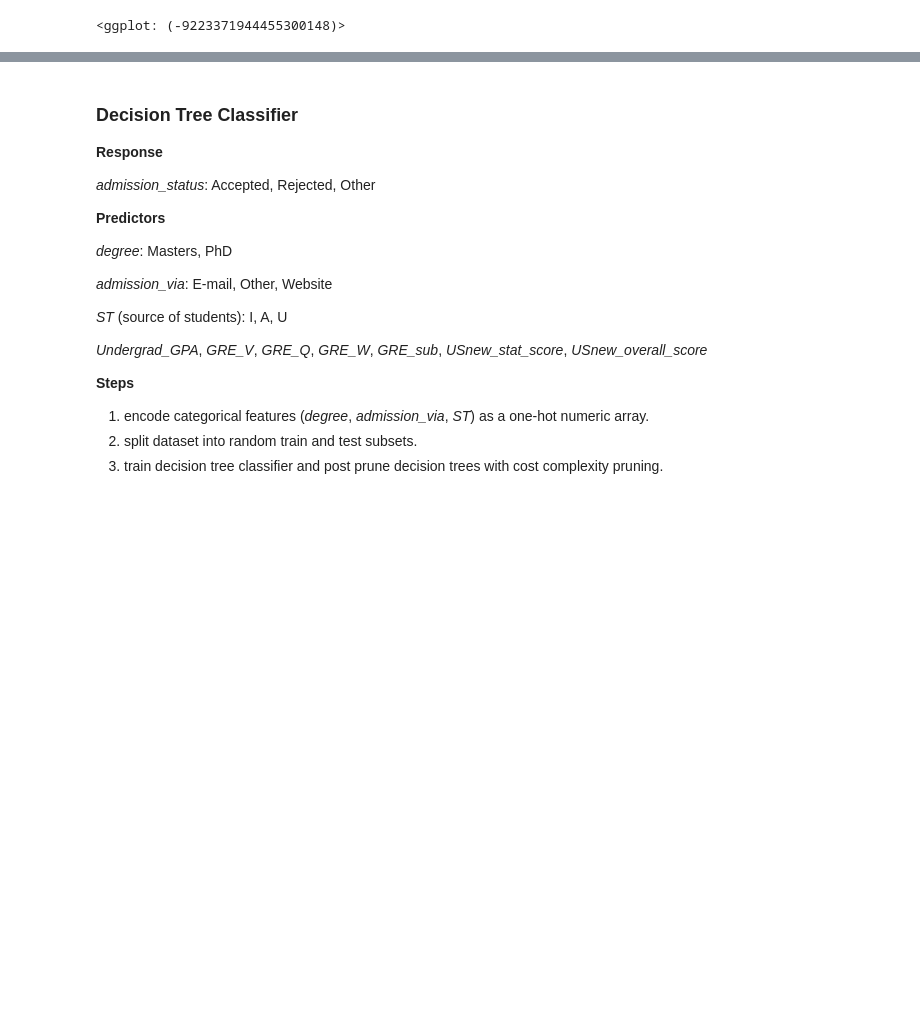
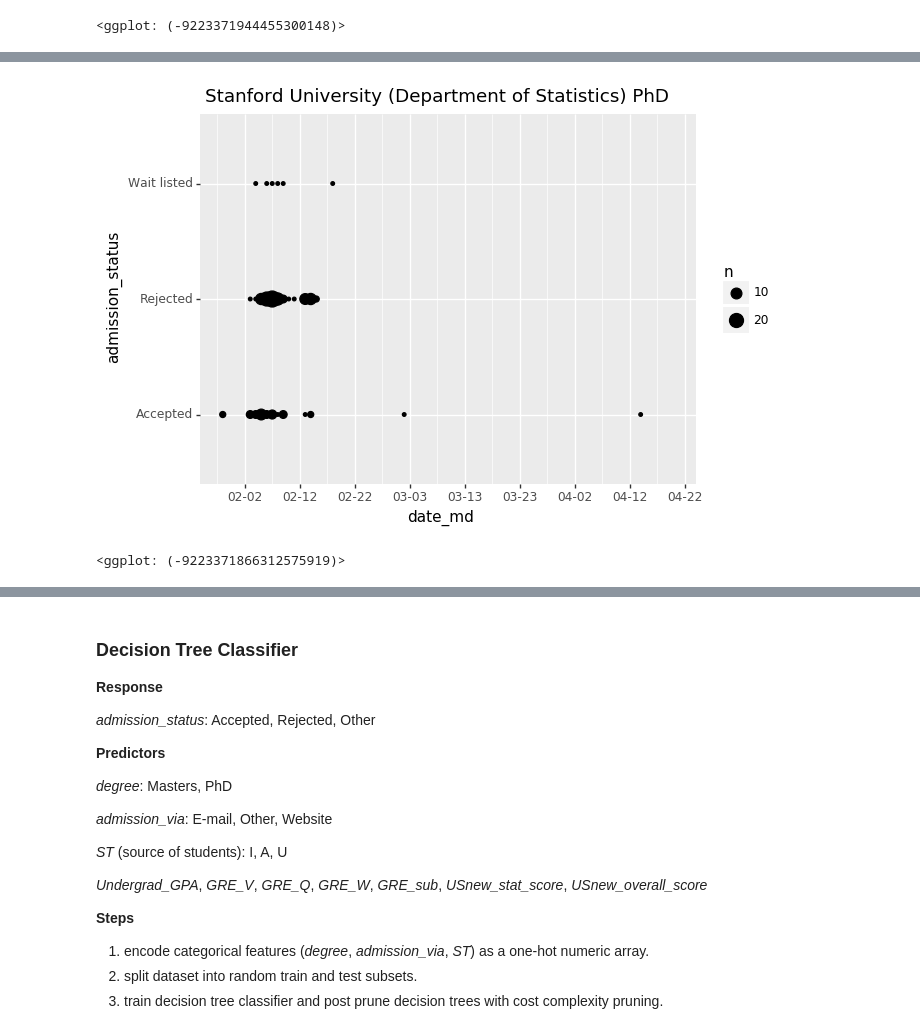
Before and after one commit to hango1996/Analysis-of-Gradcafe-Data, a Jupyter notebook: final_project-master/notebooks/EDA.ipynb, the cells around one changed output, grey strips where cells are left out. Drawn from its saved outputs; the diff is of its cells as text; code cells hidden in the pictures; blank space fills up the shorter version.

```diff
--- a/final_project-master/notebooks/EDA.ipynb
+++ b/final_project-master/notebooks/EDA.ipynb
@@ -110,0 +152,5 @@ gg
+# %%
+event_counts_date({"institution": "Stanford", "degree": "PhD"})
+# %% [output]
+[figure, added]
+<ggplot: (-9223371866312575919)>
```
Also changed, not shown: parts of 22 cells of this notebook.
